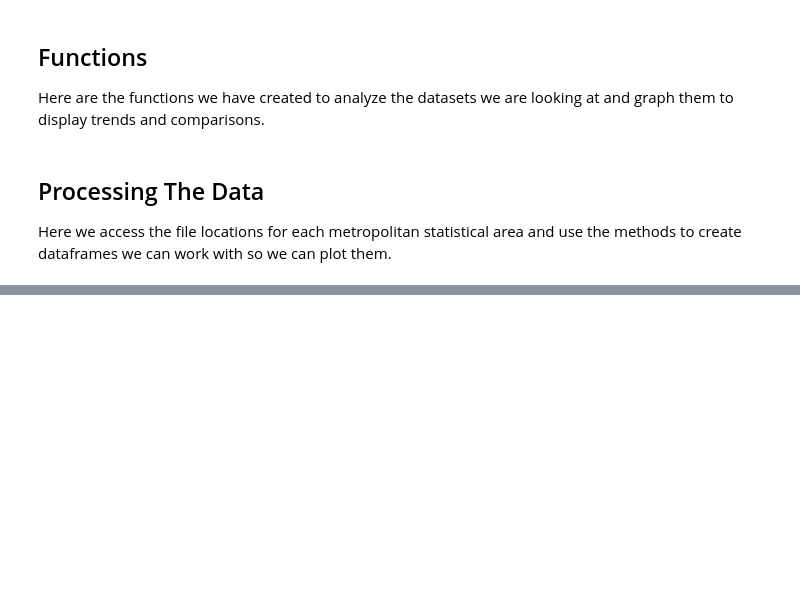
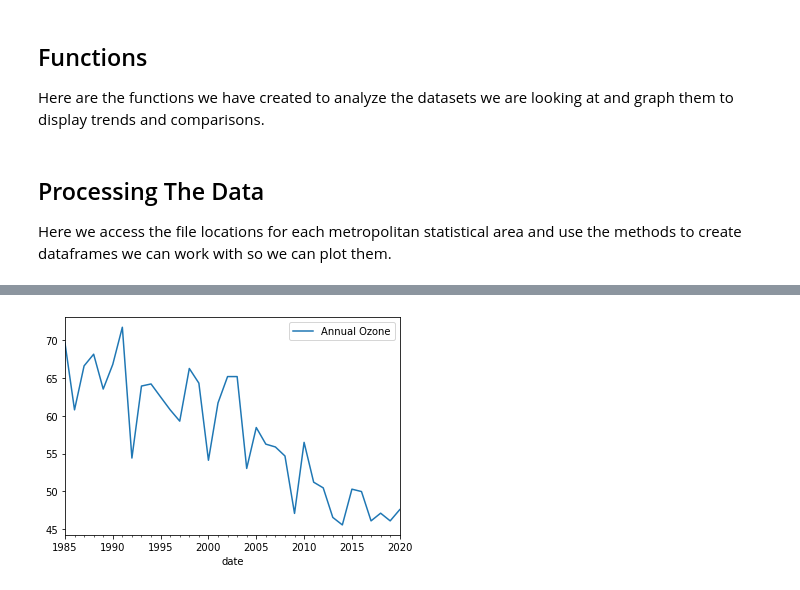
Before and after one commit to shaheermaslam02/airpollution, a Jupyter notebook: Notebooks/dataprocessing.ipynb, the cells around one changed output, grey strips where cells are left out. Drawn from its saved outputs; the diff is of its cells as text; code cells hidden in the pictures; blank space fills up the shorter version.

```diff
--- a/Notebooks/dataprocessing.ipynb
+++ b/Notebooks/dataprocessing.ipynb
@@ -371,0 +410,4 @@ ax.set_axis_off()
+# %%
+ax = ny_nj_pa_annual.plot.line('date', 'Annual Ozone')
+# %% [output]
+[figure, added]
```
Also changed, not shown: parts of 10 cells of this notebook, 18 other files.
